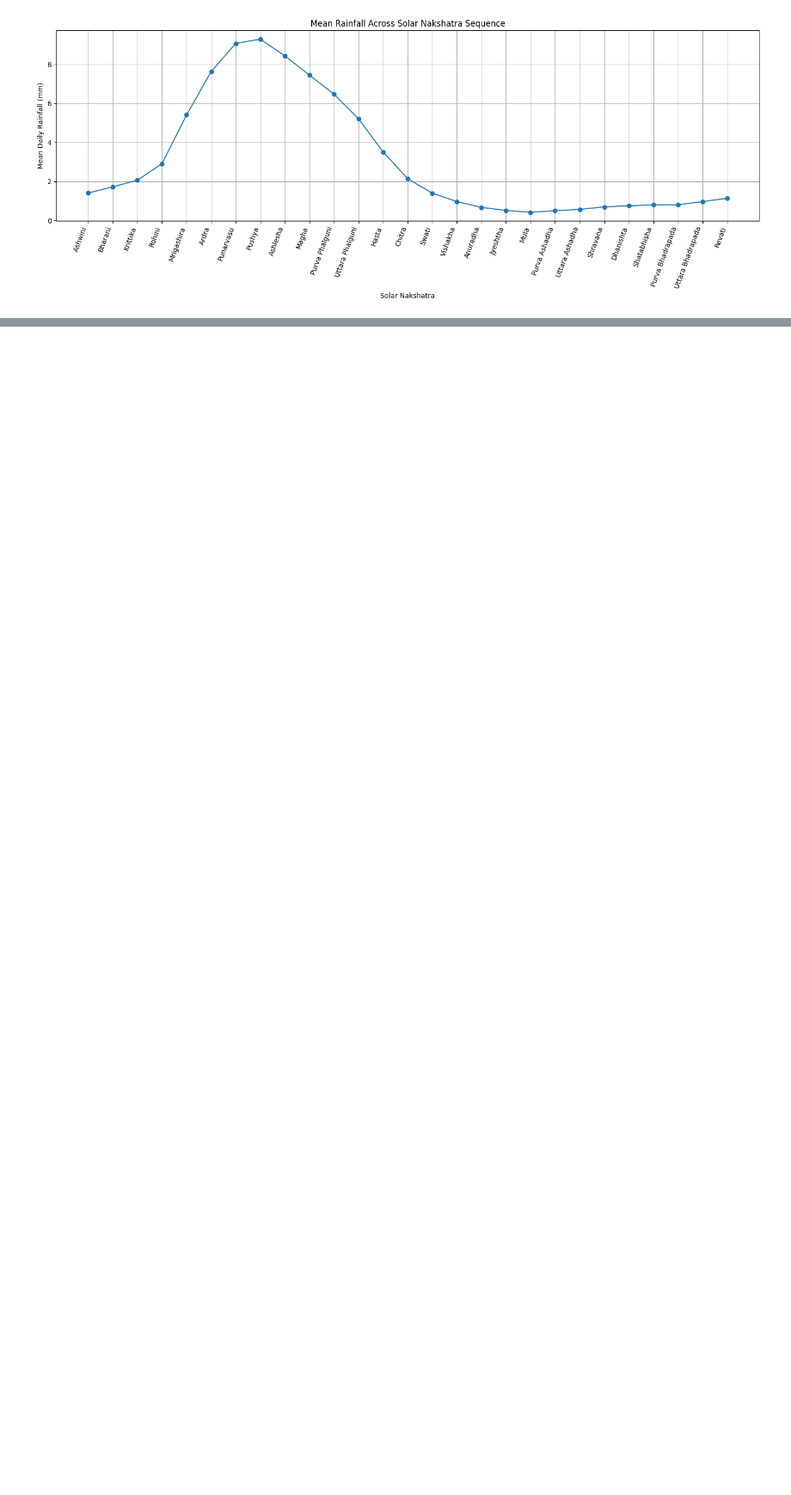
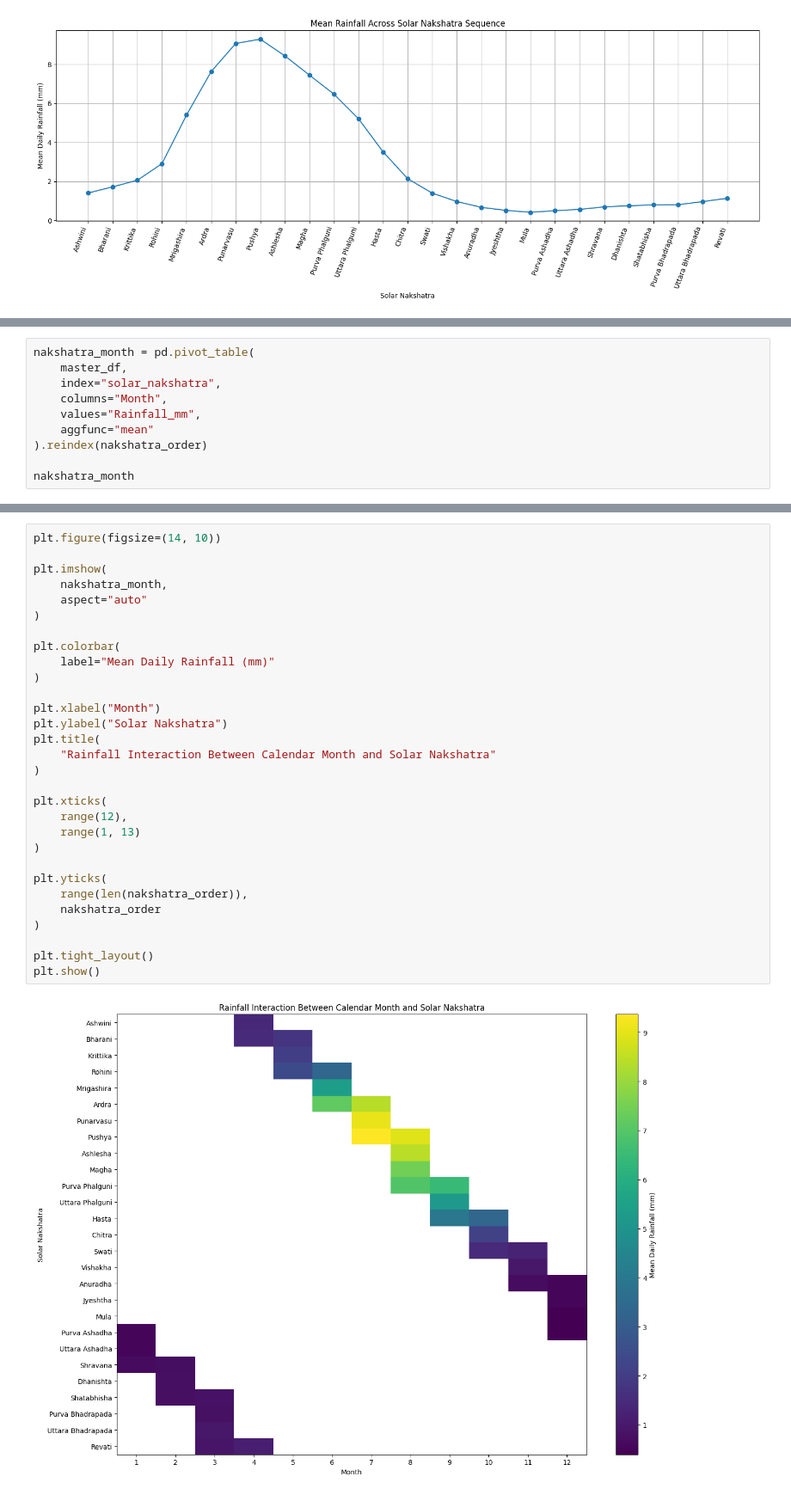
Before and after one commit to sumitsingh63/EAA_Project, a Jupyter notebook: 02_eda.ipynb, the cells around one changed output, grey strips where cells are left out. Shown at 86% size. Cells and saved outputs as stored; diff of their text form; blank space fills up the shorter version.

```diff
--- a/02_eda.ipynb
+++ b/02_eda.ipynb
@@ -448,0 +647,10 @@ plt.show()
+# %%
+nakshatra_month = pd.pivot_table(
+    master_df,
+    index="solar_nakshatra",
+    columns="Month",
+    values="Rainfall_mm",
+    aggfunc="mean"
+).reindex(nakshatra_order)
+
+nakshatra_month
@@ -448,0 +676,32 @@ plt.show()
+# %%
+plt.figure(figsize=(14, 10))
+
+plt.imshow(
+    nakshatra_month,
+    aspect="auto"
+)
+
+plt.colorbar(
+    label="Mean Daily Rainfall (mm)"
+)
+
+plt.xlabel("Month")
+plt.ylabel("Solar Nakshatra")
+plt.title(
+    "Rainfall Interaction Between Calendar Month and Solar Nakshatra"
+)
+
+plt.xticks(
+    range(12),
+    range(1, 13)
+)
+
+plt.yticks(
+    range(len(nakshatra_order)),
+    nakshatra_order
+)
+
+plt.tight_layout()
+plt.show()
+# %% [output]
+[figure, added]
```
Also changed, not shown: parts of 38 cells of this notebook.
